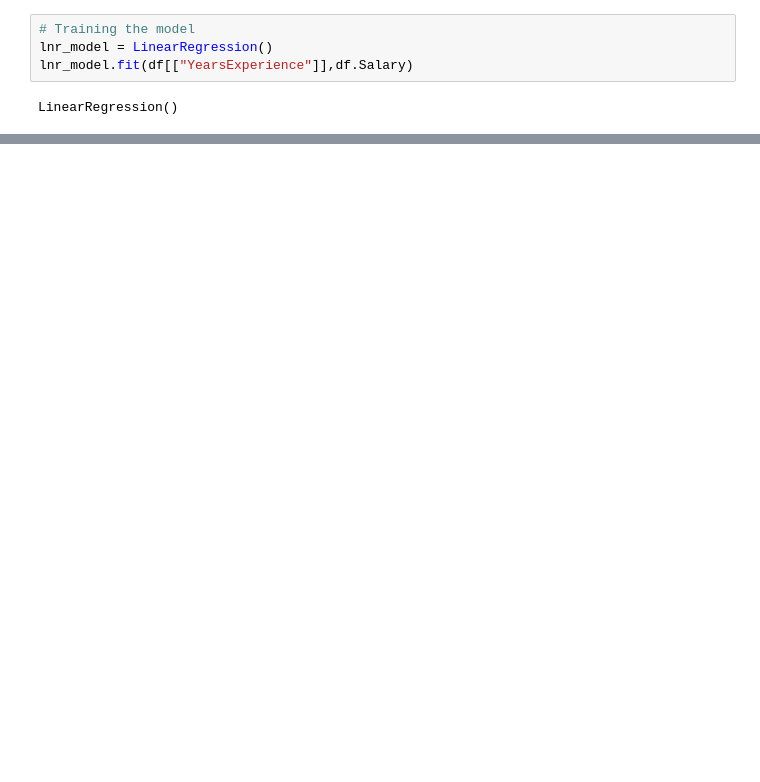
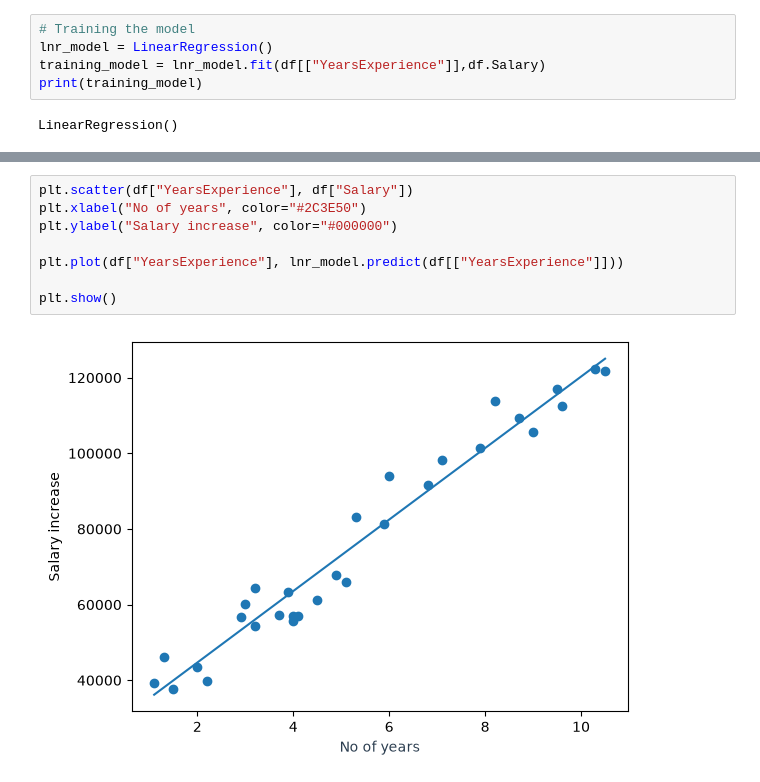
Before and after one commit to RafaqatMuneer/AIML, a Jupyter notebook: Linear_Reg.ipynb, the cells around one changed output, grey strips where cells are left out. Drawn from its saved outputs; the diff is of its cells as text; blank space fills up the shorter version.

Commit message:
Accuracy,value calculation and plotting done after model training

```diff
--- a/Linear_Reg.ipynb
+++ b/Linear_Reg.ipynb
@@ -31,6 +31,7 @@ plt.show()
 # %%
 # Training the model
 lnr_model = LinearRegression()
-lnr_model.fit(df[["YearsExperience"]],df.Salary)
+training_model = lnr_model.fit(df[["YearsExperience"]],df.Salary)
+print(training_model)
 # %% [output]
 LinearRegression()
@@ -36,0 +69,10 @@ LinearRegression()
+# %%
+plt.scatter(df["YearsExperience"], df["Salary"])
+plt.xlabel("No of years", color="#2C3E50")
+plt.ylabel("Salary increase", color="#000000")
+
+plt.plot(df["YearsExperience"], lnr_model.predict(df[["YearsExperience"]]))
+
+plt.show()
+# %% [output]
+[figure, added]
```
Also changed, not shown: parts of 5 cells of this notebook.
